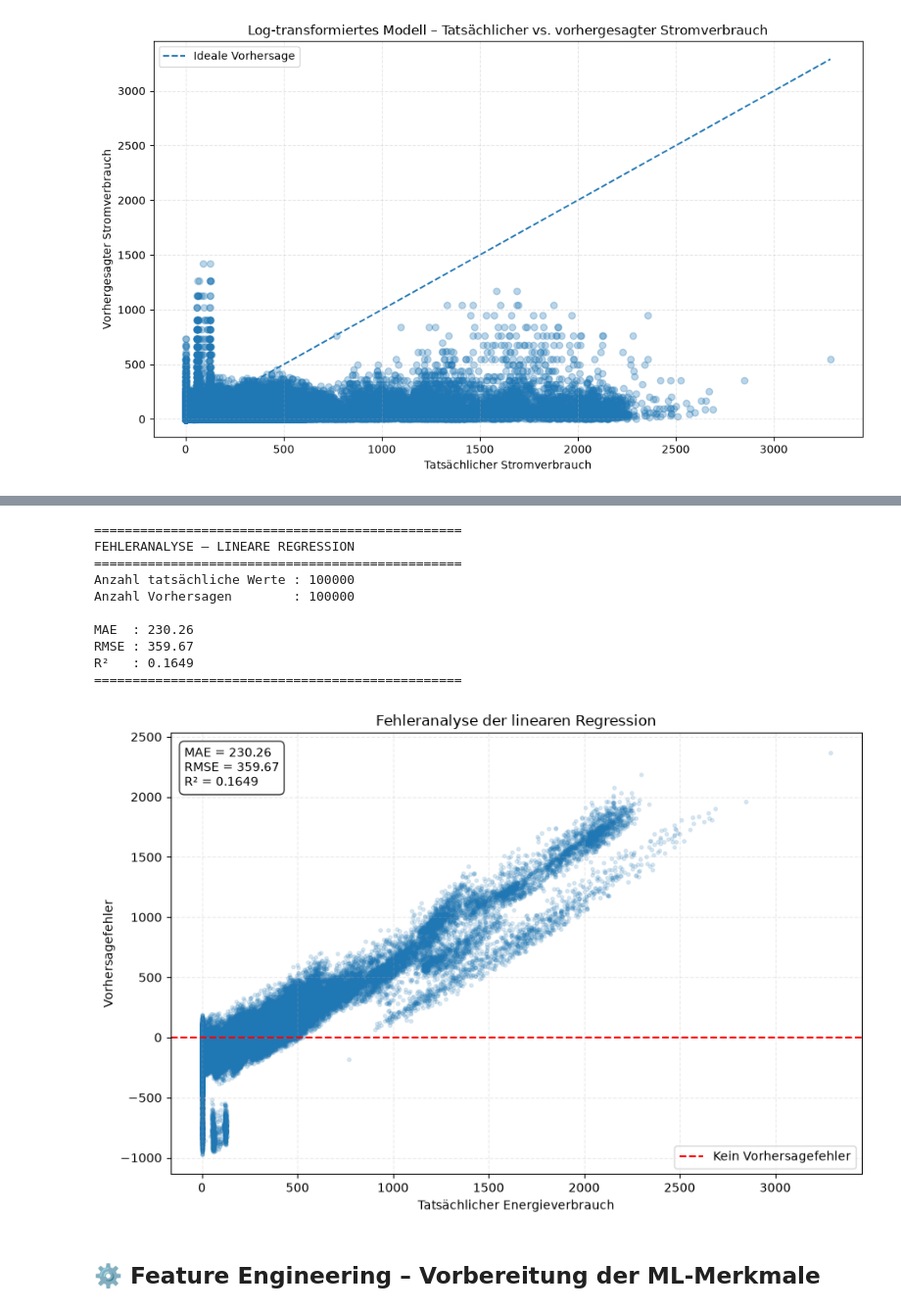
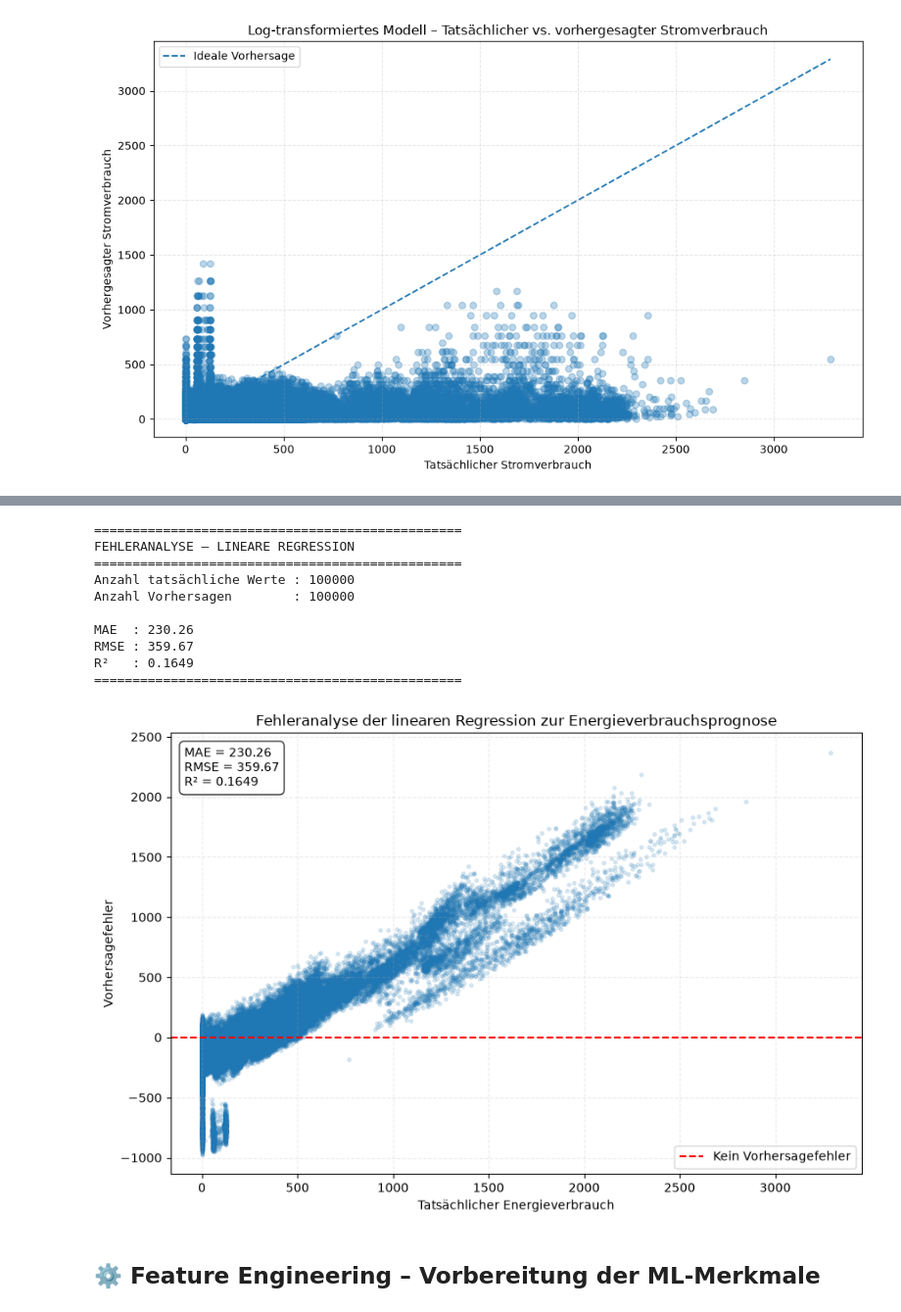
Before and after one commit to Dian026/ASHRAE-Energy-Analysis, a Jupyter notebook: 04_Machine_Learning/ml_model.ipynb, the cells around one changed output, grey strips where cells are left out. Shown at 98% size. Saved outputs shown, nothing was run; the diff lists cells and outputs as text; code cells hidden in the pictures.

```diff
--- a/04_Machine_Learning/ml_model.ipynb
+++ b/04_Machine_Learning/ml_model.ipynb
@@ -562,7 +602,7 @@ R²                 : 0.9953
 # %%
 # ================================================================
-# 13 – Visualisierung der Modell (finales Modell)
-#     LINEARE REGRESSION – ORIGINALSKALA
+# 13 – Fehleranalyse: Lineare Regression
+#     Energieverbrauchsprognose – Originalskala
 # ================================================================
 
 import numpy as np
@@ -654,7 +694,7 @@ plt.xlabel("Tatsächlicher Energieverbrauch")
 plt.ylabel("Vorhersagefehler")
 
 plt.title(
-    "Fehleranalyse der linearen Regression"
+   "Fehleranalyse der linearen Regression zur Energieverbrauchsprognose"
 )
 
 plt.text(
@@ -665,34 +705,34 @@ plt.text(
     f"R² = {r2:.4f}",
     transform=plt.gca().transAxes,
     verticalalignment="top",
     bbox=dict(
         boxstyle="round,pad=0.4",
         facecolor="white",
         alpha=0.8
     )
 )
 
 plt.grid(
     linestyle="--",
     alpha=0.25
 )
 
 plt.legend()
 
 plt.tight_layout()
 plt.show()
 # %% [output]
 ================================================
 FEHLERANALYSE – LINEARE REGRESSION
 ================================================
 Anzahl tatsächliche Werte : 100000
 Anzahl Vorhersagen        : 100000
 
 MAE  : 230.26
 RMSE : 359.67
 R²   : 0.1649
 ================================================
-[figure, old version]
+[figure, new version]
 # %% [markdown]
 ## ⚙️ Feature Engineering – Vorbereitung der ML-Merkmale
 # %%
```
Also changed, not shown: parts of 5 cells of this notebook, 1 other file.
